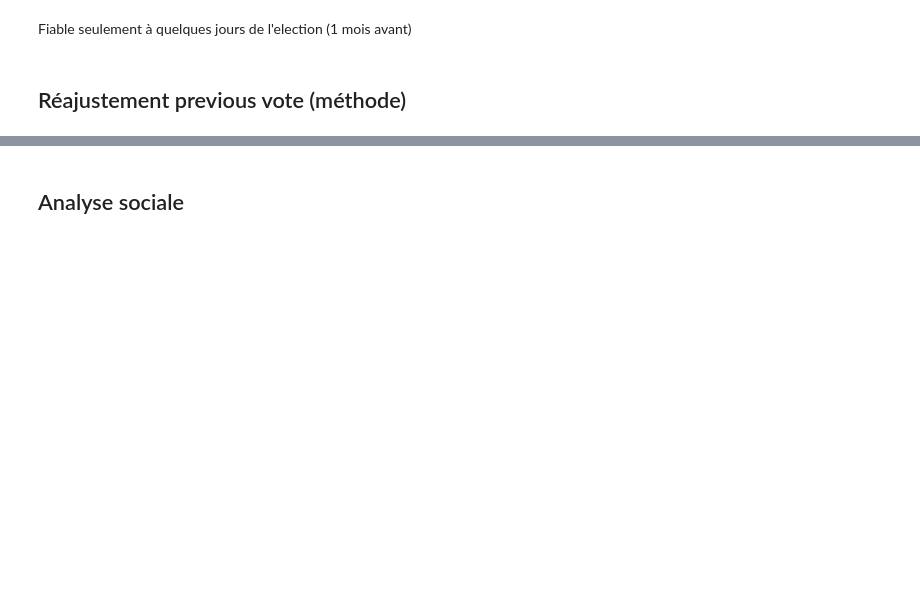
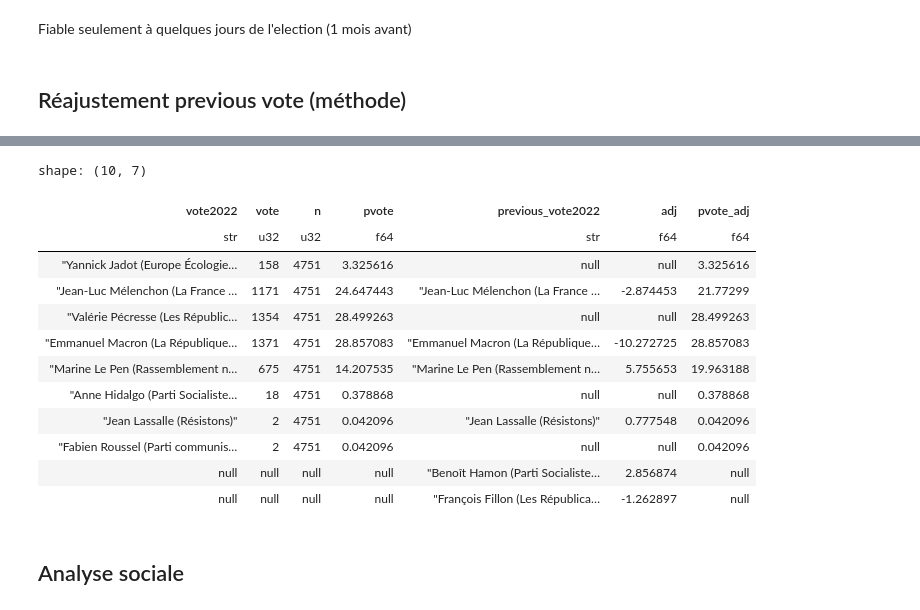
Before and after one commit to artmanceau/poll_llm, a Jupyter notebook: notebooks/analysis.ipynb, the cells around one changed output, grey strips where cells are left out. Cells and saved outputs as stored; diff of their text form; code cells hidden in the pictures; blank space fills up the shorter version.

```diff
--- a/notebooks/analysis.ipynb
+++ b/notebooks/analysis.ipynb
@@ -167,0 +209,10 @@ shape: (1, 62)
+# %%
+Z = X.select('previous_vote2022', 'pvote').join(Y, on='previous_vote2022', how='inner', suffix='_res')
+Z = Z.with_columns(
+    diff=pl.col('pvote_res')-pl.col('pvote')
+).with_columns(
+    diff_abs=pl.col('diff').abs(),
+    adj = pl.col('diff')/1.5
+)
+print(Z.select('diff_abs').mean())
+Z
@@ -168,3 +237,31 @@ shape: (1, 62)
+# %%
+M = (
+    pollllm2022.filter(pl.col("inscription") == "Oui")
+    .with_columns(n=len(pollllm2022.filter(pl.col("inscription") == "Oui")))
+    .filter(~(pl.col('vote2022').is_in(['Abstention', "Vote blanc ou nul"])))
+    .group_by("vote2022")
+    .agg(pl.len().alias("vote"))
+    .with_columns(n=pl.col('vote').sum())
+    .with_columns(pvote=(pl.col("vote") / pl.col("n")) * 100)
+)
+P = M.join(Z.select('previous_vote2022', 'adj'), left_on='vote2022', right_on='previous_vote2022', how='full').with_columns(
+    pvote_adj=pl.when(pl.col('vote2022').is_in(['Jean-Luc Mélenchon (La France insoumise)', 'Marine Le Pen (Rassemblement national)'])).then(pl.col('pvote').cast(pl.Float64) +pl.col('adj').cast(pl.Float64).fill_null(0)).otherwise(pl.col('pvote'))
+)
+P
+# %% [output]
+shape: (10, 7)
+| vote2022 | vote | n | pvote | previous_vote2022 | adj | pvote_adj |
+| str | u32 | u32 | f64 | str | f64 | f64 |
+| "Yannick Jadot (Europe Écologie… | 158 | 4751 | 3.325616 | null | null | 3.325616 |
+| "Jean-Luc Mélenchon (La France … | 1171 | 4751 | 24.647443 | "Jean-Luc Mélenchon (La France … | -2.874453 | 21.77299 |
+| "Valérie Pécresse (Les Républic… | 1354 | 4751 | 28.499263 | null | null | 28.499263 |
+| "Emmanuel Macron (La République… | 1371 | 4751 | 28.857083 | "Emmanuel Macron (La République… | -10.272725 | 28.857083 |
+| "Marine Le Pen (Rassemblement n… | 675 | 4751 | 14.207535 | "Marine Le Pen (Rassemblement n… | 5.755653 | 19.963188 |
+| "Anne Hidalgo (Parti Socialiste… | 18 | 4751 | 0.378868 | null | null | 0.378868 |
+| "Jean Lassalle (Résistons)" | 2 | 4751 | 0.042096 | "Jean Lassalle (Résistons)" | 0.777548 | 0.042096 |
+| "Fabien Roussel (Parti communis… | 2 | 4751 | 0.042096 | null | null | 0.042096 |
+| null | null | null | null | "Benoît Hamon (Parti Socialiste… | 2.856874 | null |
+| null | null | null | null | "François Fillon (Les Républica… | -1.262897 | null |
 # %% [markdown]
 ## Analyse sociale
 # %%
```
Also changed, not shown: parts of 8 cells of this notebook, 3 other files.
